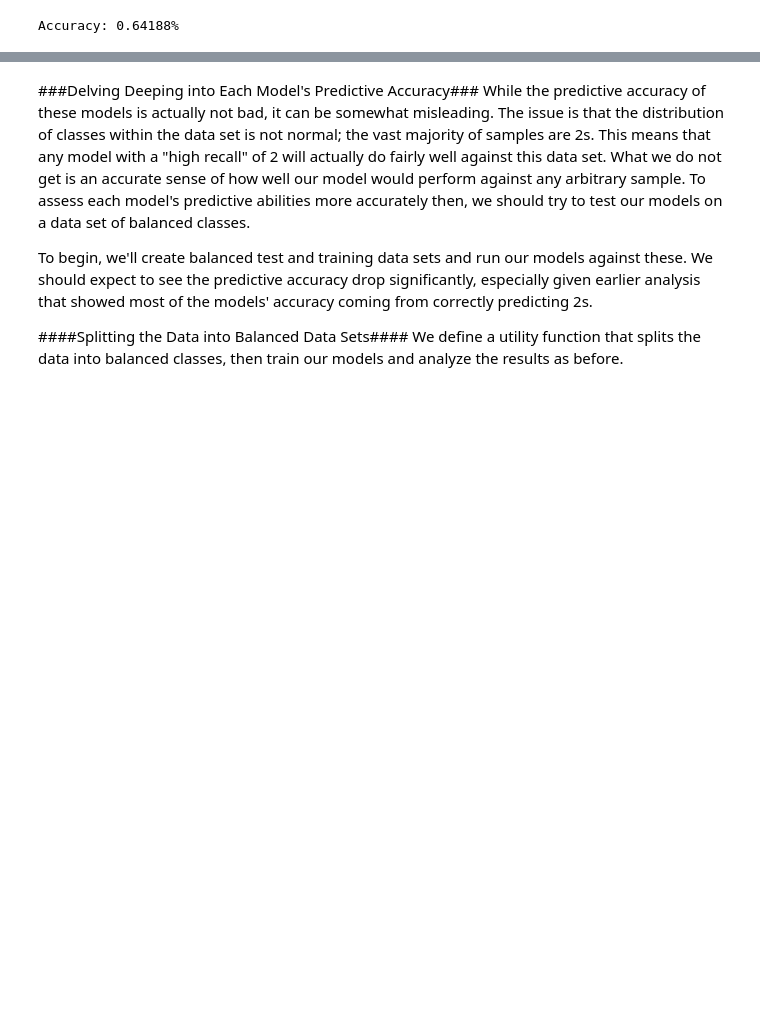
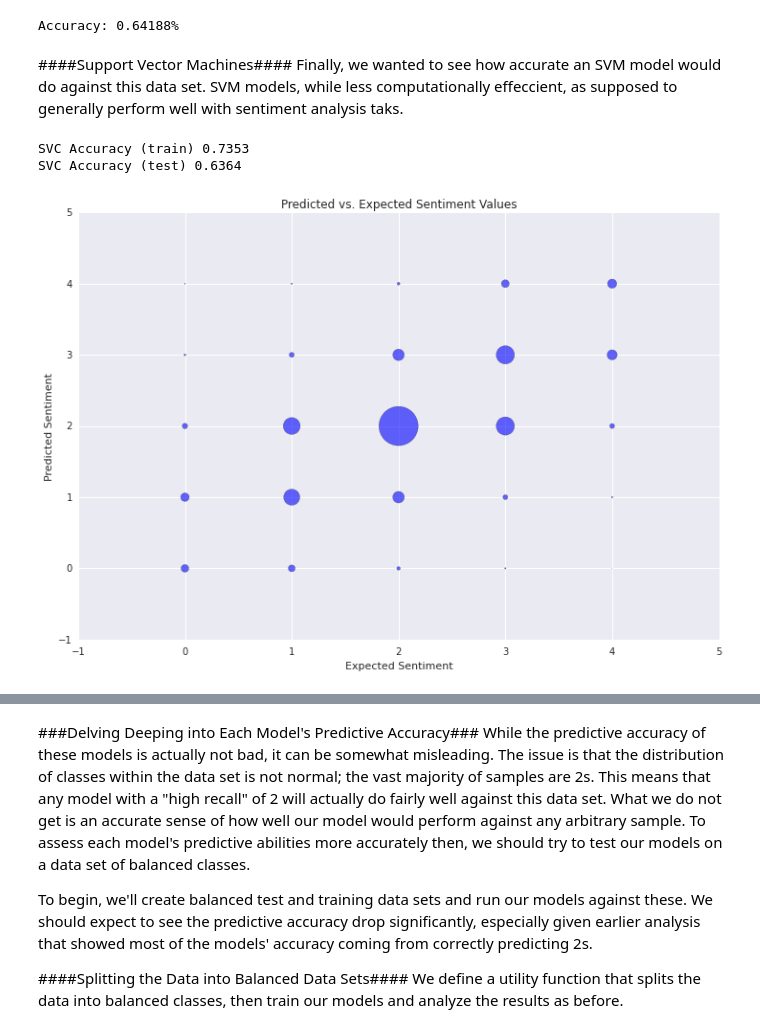
Before and after one commit to DryingPole/sentiment, a Jupyter notebook: notebooks/Final Project Process Book.ipynb, the cells around one changed output, grey strips where cells are left out. Saved outputs shown, nothing was run; the diff lists cells and outputs as text; code cells hidden in the pictures; blank space fills up the shorter version.

```diff
--- a/notebooks/Final Project Process Book.ipynb
+++ b/notebooks/Final Project Process Book.ipynb
@@ -618,0 +616,19 @@ Accuracy: 0.64188%
+# %% [markdown]
+####Support Vector Machines####
+Finally, we wanted to see how accurate an SVM model would do against this data set. SVM models, while less computationally effeccient, as supposed to generally perform well with sentiment analysis taks.
+# %%
+from sklearn.svm import LinearSVC
+
+svc = LinearSVC().fit(xtrain, ytrain)
+svc_train_scr = svc.score(xtrain, ytrain)
+svc_test_scr = svc.score(xtest, ytest)
+print "SVC Accuracy (train) %0.4f" % svc_train_scr
+print "SVC Accuracy (test) %0.4f" % svc_test_scr
+# %% [output]
+SVC Accuracy (train) 0.7353
+SVC Accuracy (test) 0.6364
+# %%
+svc_preds = svc.predict(xtest)
+svc_stats = scatter_exp_vs_pred(expected=ytest, predicted=svc_preds)
+# %% [output]
+[figure, added]
```
Also changed, not shown: parts of 16 cells of this notebook.
